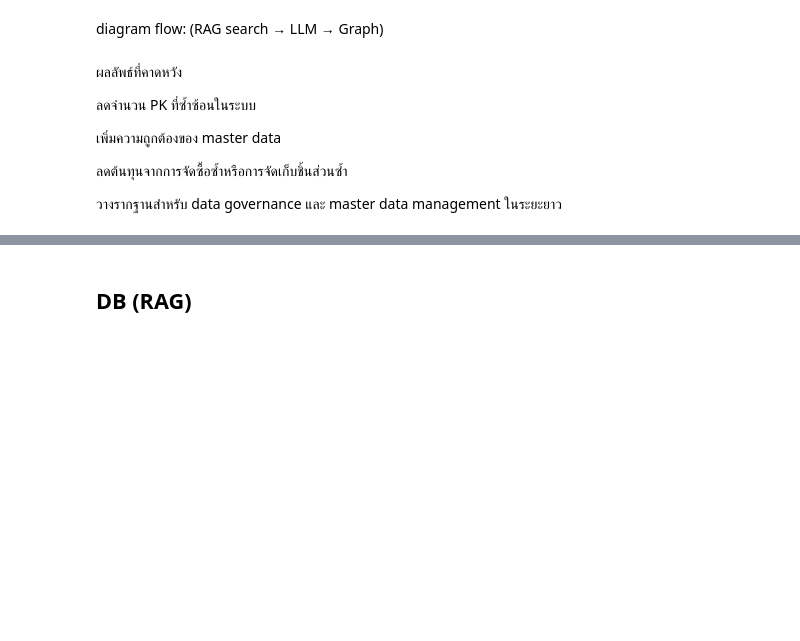
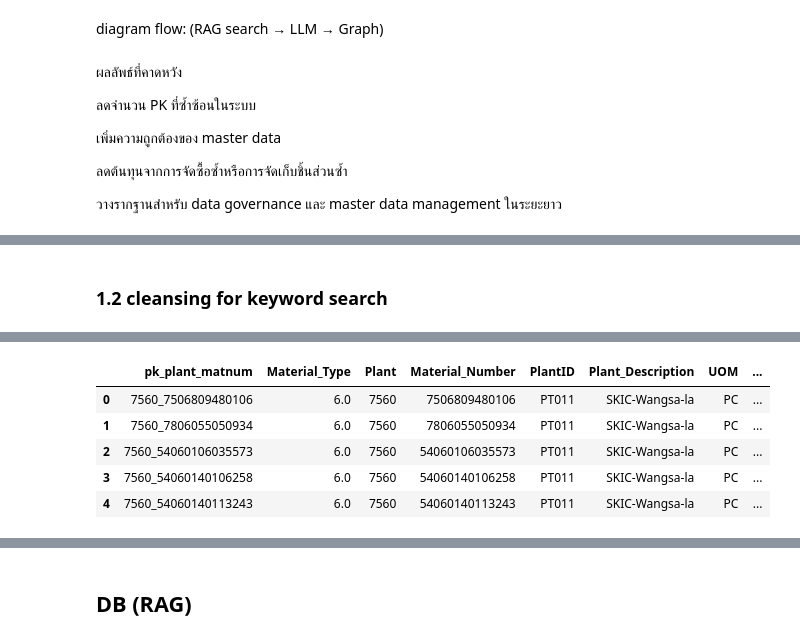
Before and after one commit to puripatuscg/Spare-part-Deduplicate, a Jupyter notebook: llm-graph.ipynb, the cells around one changed output, grey strips where cells are left out. Saved outputs shown, nothing was run; the diff lists cells and outputs as text; code cells hidden in the pictures; blank space fills up the shorter version.

```diff
--- a/llm-graph.ipynb
+++ b/llm-graph.ipynb
@@ -72,0 +137,3 @@ diagram flow: (RAG search → LLM → Graph)
+# %%
+select_mm_matType_mapped = select_mm_matType_join[select_mm_matType_join["Material"].notna()]
+select_select_mm_matType = select_mm_matType_mapped[["pk_plant_matnum", "Material_Type", "Plant", "Material_Number", "PlantID", "Plant_Description", "UOM", "Material", "Material_Description", "Text"]]
@@ -72,0 +144,2 @@ diagram flow: (RAG search → LLM → Graph)
+# %%
+select_select_mm_matType["raw_combine_for_embedding"] = select_select_mm_matType["Material_Description"] + " " + select_select_mm_matType["Text"]
@@ -72,0 +154,2 @@ diagram flow: (RAG search → LLM → Graph)
+# %%
+select_select_mm_matType["raw_combine_for_keyword"] = select_select_mm_matType["Material_Description"] + " " + select_select_mm_matType["Text"] + " " + select_select_mm_matType["UOM"]
@@ -72,0 +254,4 @@ diagram flow: (RAG search → LLM → Graph)
+# %%
+select_select_mm_matType["clean_combine_for_embedding"] = (
+    select_select_mm_matType.apply(build_raw_combine_for_embedding, axis=1)
+)
@@ -72,0 +264,2 @@ diagram flow: (RAG search → LLM → Graph)
+# %% [markdown]
+### 1.2 cleansing for keyword search
@@ -72,0 +681,60 @@ diagram flow: (RAG search → LLM → Graph)
+# %%
+# ============================================================
+# Main logic for keyword pipeline
+# ============================================================
+def clean_keyword_pipeline(text: str):
+    if not isinstance(text, str):
+        return "", [], [], []
+
+    t = text
+
+    # 1) special " cleaner (change " to inch / garbage / remove)
+    t = clean_quotes(t)
+
+    # 2) clean special chars
+    t = clean_special_chars(t, special_chars)
+
+    # 3) Add space around comma
+    t = normalize_spacing(t)
+
+    # # 4) normalize
+    t = normalize_text(t)
+
+    # # 5) normalize UOM
+    t = normalize_uom(t)
+
+    # # 6) normalize degree celsius and Fahrenheit
+    t = normalize_temperature(t)
+
+    # # 7) normalize technical term
+    t = normalize_technical_terms(t)
+
+    # clean "-" and "/" for test vector search
+    # t = clean_dash(t) # Recall drop
+    # t = clean_slash(t) # Recall drop
+
+    # # 8) extract codes
+    old_codes = extract_codes(t)
+    codes = extract_identifier_keywords(t)
+
+    # # 9) remove no.
+    t = remove_no(t)
+
+    # 10) remove stopwords
+    t_no_stop = remove_stopwords(t)
+
+    # 5) build keyword list
+    keyword_list = build_keyword_list(t_no_stop, codes)
+    # codes = ""
+    # keyword_list = ""
+
+    return t, codes, old_codes, keyword_list
+
+
+
+select_select_mm_matType["clean_combine_for_keyword"], select_select_mm_matType["keyword_codes"], select_select_mm_matType["keyword_old_codes"], select_select_mm_matType["keyword_list"] = zip(
+    *select_select_mm_matType["raw_combine_for_keyword"].map(clean_keyword_pipeline)
+)
+
+select_select_mm_matType.head()
+# %% [output]
@@ -72,0 +761,6 @@ diagram flow: (RAG search → LLM → Graph)
+|  | pk_plant_matnum | Material_Type | Plant | Material_Number | PlantID | Plant_Description | UOM | ... |
+| 0 | 7560_7506809480106 | 6.0 | 7560 | 7506809480106 | PT011 | SKIC-Wangsa-la | PC | ... |
+| 1 | 7560_7806055050934 | 6.0 | 7560 | 7806055050934 | PT011 | SKIC-Wangsa-la | PC | ... |
+| 2 | 7560_54060106035573 | 6.0 | 7560 | 54060106035573 | PT011 | SKIC-Wangsa-la | PC | ... |
+| 3 | 7560_54060140106258 | 6.0 | 7560 | 54060140106258 | PT011 | SKIC-Wangsa-la | PC | ... |
+| 4 | 7560_54060140113243 | 6.0 | 7560 | 54060140113243 | PT011 | SKIC-Wangsa-la | PC | ... |
```
Also changed, not shown: parts of 42 cells of this notebook.
